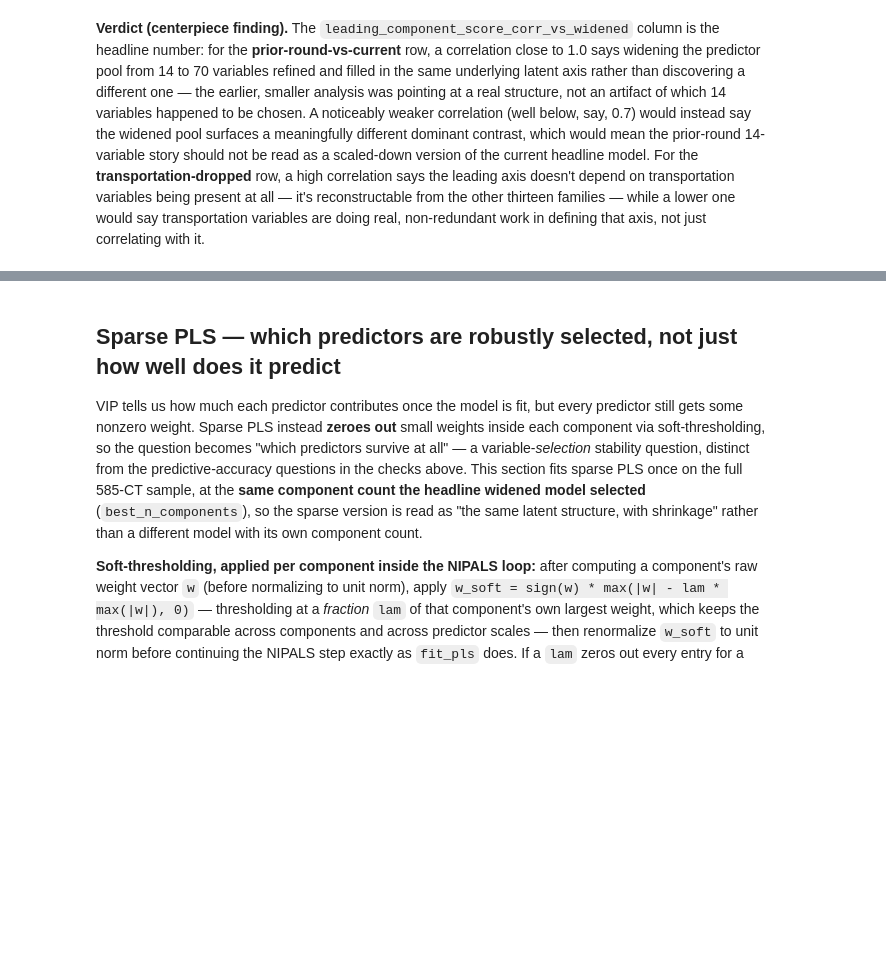
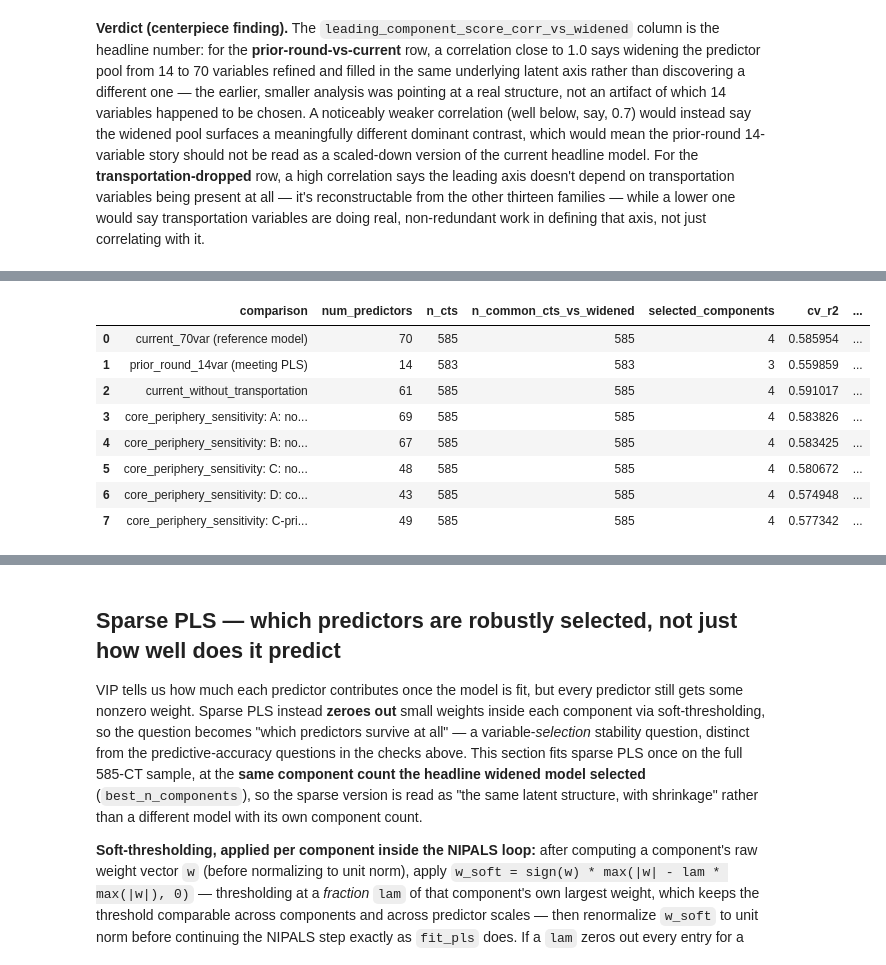
Before and after one commit to schoolofcities/place-and-politics-toronto, a Jupyter notebook: analysis/toronto_election_turnout/08_robustness_and_alternative_models.ipynb, the cells around one changed output, grey strips where cells are left out. Cells and saved outputs as stored; diff of their text form; code cells hidden in the pictures; blank space fills up the shorter version.

Commit message:
Add another robustness check

```diff
--- a/analysis/toronto_election_turnout/08_robustness_and_alternative_models.ipynb
+++ b/analysis/toronto_election_turnout/08_robustness_and_alternative_models.ipynb
@@ -790,0 +1103,21 @@ Current predictor set without transportation: 61 predictors (9 removed)
+# %%
+# --- Keep the existing summary CSV current (same schema as Check 3 rows) ---------
+# Re-running is idempotent: the Check 3 cell rewrites the file from scratch first.
+cp_rows = core_periphery.iloc[1:].assign(
+    comparison=lambda d: "core_periphery_sensitivity: " + d["specification"],
+    n_cts=len(y), n_common_cts_vs_widened=len(y),
+).rename(columns={"num_predictors": "num_predictors", "c1_vs_baseline": "leading_component_score_corr_vs_widened"})
+model_comparison_summary_extended = pd.concat(
+    [model_comparison_summary, cp_rows[model_comparison_summary.columns]], ignore_index=True)
+model_comparison_summary_extended.to_csv(OUTPUT_ROOT / "robustness_model_comparison_summary.csv", index=False)
+model_comparison_summary_extended
+# %% [output]
+|  | comparison | num_predictors | n_cts | n_common_cts_vs_widened | selected_components | cv_r2 | ... |
+| 0 | current_70var (reference model) | 70 | 585 | 585 | 4 | 0.585954 | ... |
+| 1 | prior_round_14var (meeting PLS) | 14 | 583 | 583 | 3 | 0.559859 | ... |
+| 2 | current_without_transportation | 61 | 585 | 585 | 4 | 0.591017 | ... |
+| 3 | core_periphery_sensitivity: A: no... | 69 | 585 | 585 | 4 | 0.583826 | ... |
+| 4 | core_periphery_sensitivity: B: no... | 67 | 585 | 585 | 4 | 0.583425 | ... |
+| 5 | core_periphery_sensitivity: C: no... | 48 | 585 | 585 | 4 | 0.580672 | ... |
+| 6 | core_periphery_sensitivity: D: co... | 43 | 585 | 585 | 4 | 0.574948 | ... |
+| 7 | core_periphery_sensitivity: C-pri... | 49 | 585 | 585 | 4 | 0.577342 | ... |
```
Also changed, not shown: parts of 10 cells of this notebook.
